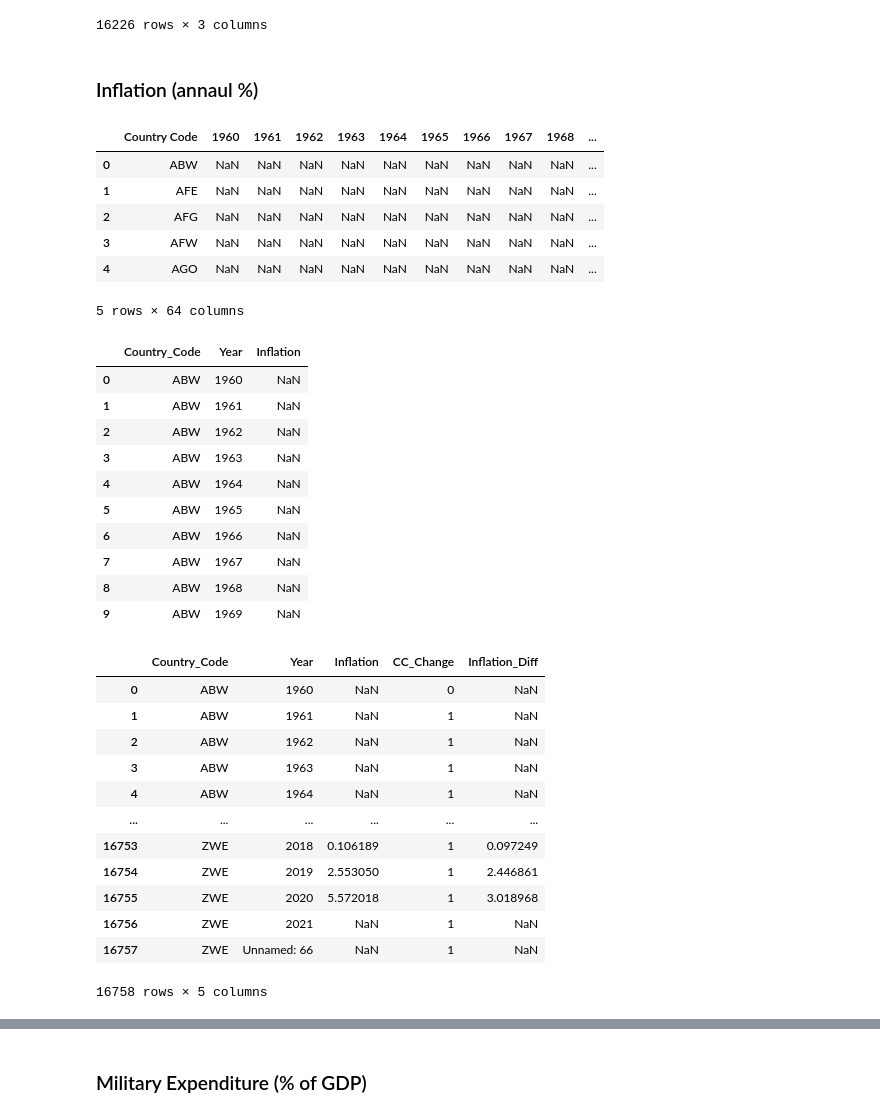
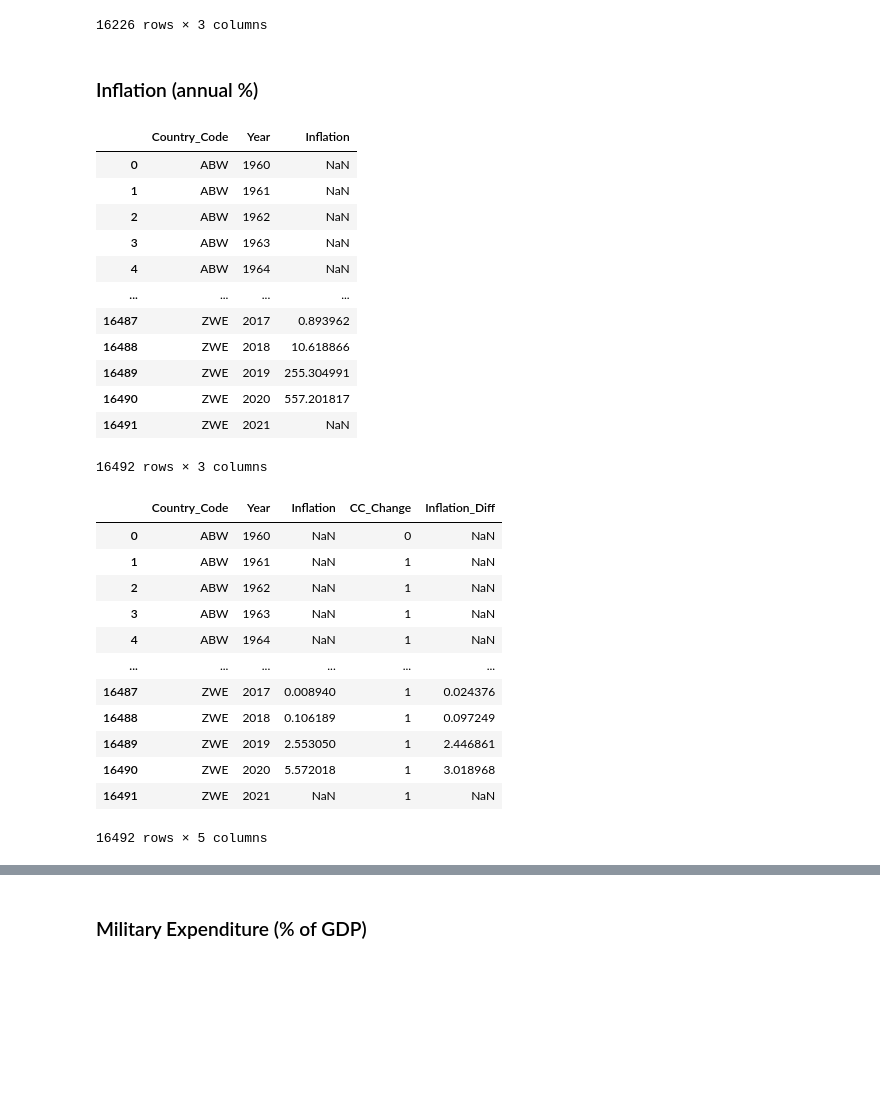
Before and after one commit to skomyshan/population_shifts, a Jupyter notebook: data_prep_db.ipynb, the cells around one changed output, grey strips where cells are left out. Saved outputs shown, nothing was run; the diff lists cells and outputs as text; code cells hidden in the pictures; blank space fills up the shorter version.

```diff
--- a/data_prep_db.ipynb
+++ b/data_prep_db.ipynb
@@ -130,41 +130,28 @@ population_df3
 | 16225 | ZWE | 2020 | 1 |
 16226 rows × 3 columns
 # %% [markdown]
-### Inflation (annaul %)
+### Inflation (annual %)
-# %%
-# Load inflation data
-file_path = Path('resources/Inflation.csv')
-inflation_df = pd.read_csv(file_path, header=2)
-inflation_df=inflation_df.drop(columns=['Country Name', 'Indicator Name', 'Indicator Code'])
-inflation_df.head()
-# %% [output]
-|  | Country Code | 1960 | 1961 | 1962 | 1963 | 1964 | 1965 | 1966 | 1967 | 1968 | ... |
-| 0 | ABW | NaN | NaN | NaN | NaN | NaN | NaN | NaN | NaN | NaN | ... |
-| 1 | AFE | NaN | NaN | NaN | NaN | NaN | NaN | NaN | NaN | NaN | ... |
-| 2 | AFG | NaN | NaN | NaN | NaN | NaN | NaN | NaN | NaN | NaN | ... |
-| 3 | AFW | NaN | NaN | NaN | NaN | NaN | NaN | NaN | NaN | NaN | ... |
-| 4 | AGO | NaN | NaN | NaN | NaN | NaN | NaN | NaN | NaN | NaN | ... |
-5 rows × 64 columns
 # %%
-# Re-oraganize the data
-inflation_df2=inflation_df.set_index('Country Code').stack(dropna=False).reset_index().rename(columns={'Country Code':'Country_Code', 'level_1':'Year', 0:'Inflation'})
-inflation_df2.head(n=10)
+# Re-organize the data
+inflation_df2 = pd.read_sql('SELECT * FROM inflation ORDER BY country_code3, year', engine, index_col='index').set_index('country_code3').reset_index()
+inflation_df2.columns = ['Country_Code', 'Year', 'Inflation']
+inflation_df2
 # %% [output]
 |  | Country_Code | Year | Inflation |
 | 0 | ABW | 1960 | NaN |
 | 1 | ABW | 1961 | NaN |
 | 2 | ABW | 1962 | NaN |
 | 3 | ABW | 1963 | NaN |
 | 4 | ABW | 1964 | NaN |
-| 5 | ABW | 1965 | NaN |
-| 6 | ABW | 1966 | NaN |
-| 7 | ABW | 1967 | NaN |
-| 8 | ABW | 1968 | NaN |
-| 9 | ABW | 1969 | NaN |
+| ... | ... | ... | ... |
+| 16487 | ZWE | 2017 | 0.893962 |
+| 16488 | ZWE | 2018 | 10.618866 |
+| 16489 | ZWE | 2019 | 255.304991 |
+| 16490 | ZWE | 2020 | 557.201817 |
+| 16491 | ZWE | 2021 | NaN |
+16492 rows × 3 columns
 # %%
-# Order by Country_Code and Year, then set inflation column as an percentage and calculate the difference from one year to another
-inflation_df2.sort_values(by=['Country_Code', 'Year'])
-
+# set inflation column as an percentage and calculate the difference from one year to another
 inflation_df2['Inflation']=inflation_df2['Inflation'].div(100)
 
 # Determine if previous row is the same country or not
@@ -182,12 +169,12 @@ inflation_df2
 | 3 | ABW | 1963 | NaN | 1 | NaN |
 | 4 | ABW | 1964 | NaN | 1 | NaN |
 | ... | ... | ... | ... | ... | ... |
-| 16753 | ZWE | 2018 | 0.106189 | 1 | 0.097249 |
-| 16754 | ZWE | 2019 | 2.553050 | 1 | 2.446861 |
-| 16755 | ZWE | 2020 | 5.572018 | 1 | 3.018968 |
-| 16756 | ZWE | 2021 | NaN | 1 | NaN |
-| 16757 | ZWE | Unnamed: 66 | NaN | 1 | NaN |
+| 16487 | ZWE | 2017 | 0.008940 | 1 | 0.024376 |
+| 16488 | ZWE | 2018 | 0.106189 | 1 | 0.097249 |
+| 16489 | ZWE | 2019 | 2.553050 | 1 | 2.446861 |
+| 16490 | ZWE | 2020 | 5.572018 | 1 | 3.018968 |
+| 16491 | ZWE | 2021 | NaN | 1 | NaN |
-16758 rows × 5 columns
+16492 rows × 5 columns
 # %%
 # Remove Un-needed columns
 inflation_df2=inflation_df2.drop(columns=['Inflation', 'CC_Change'])
```
Also changed, not shown: parts of 30 cells of this notebook.
